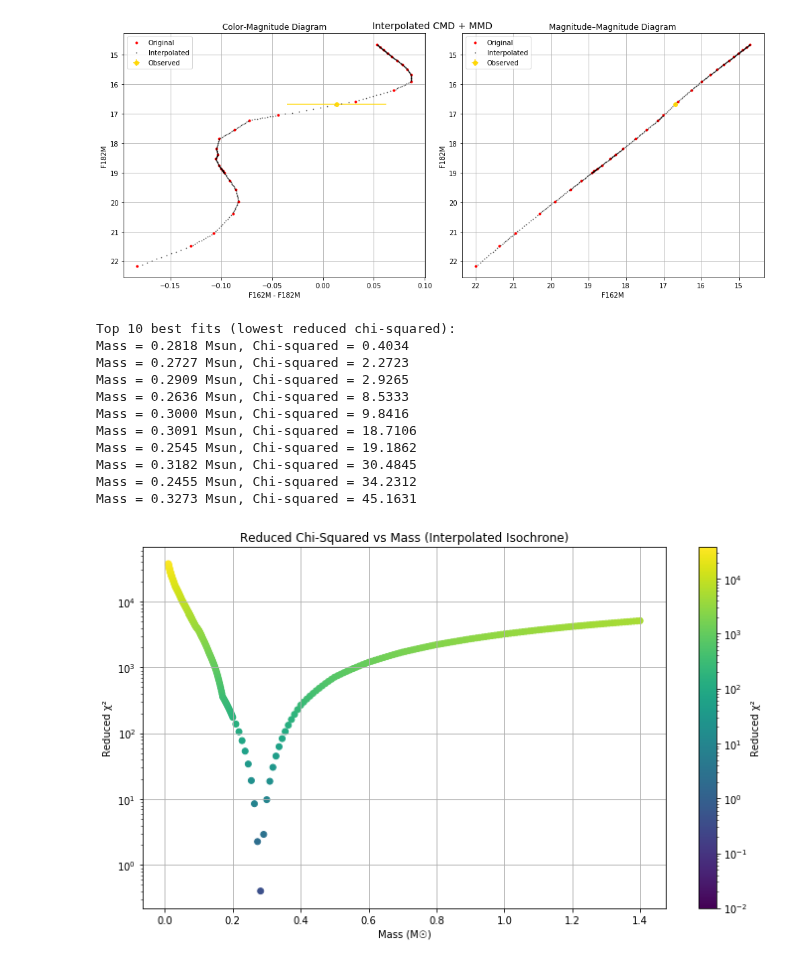
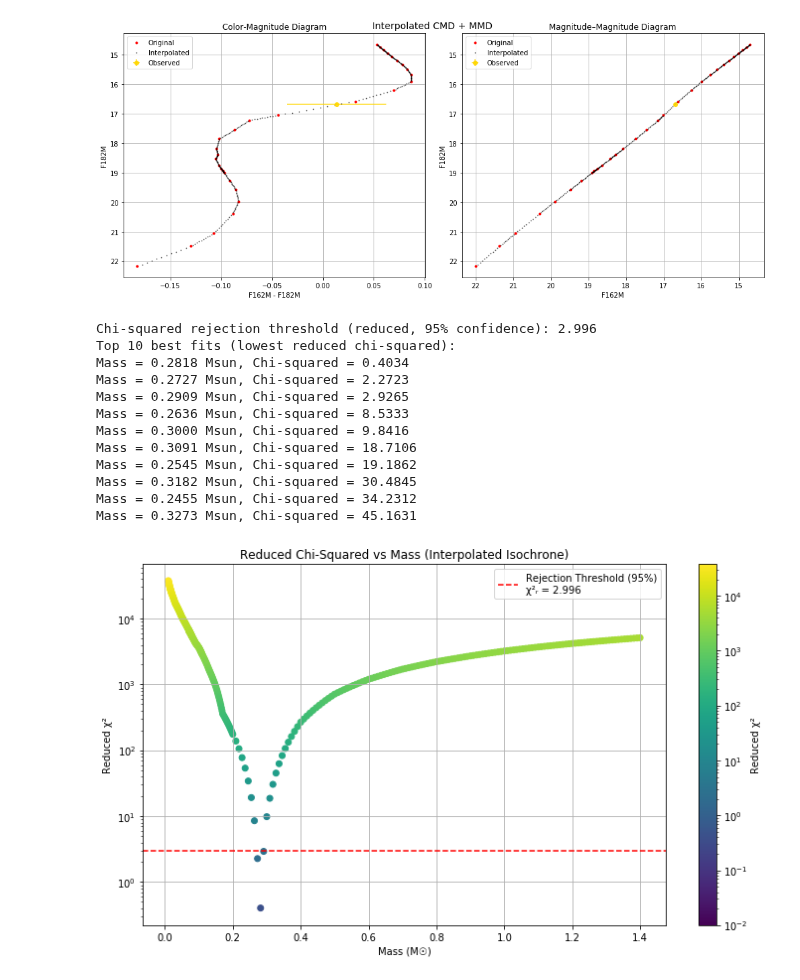
Before and after one commit to zangston/synthetic-cmd-dev, a Jupyter notebook: notebooks/2025/01-28_chi-square-reverse-modeling/iteration-8_expanded-isochrone-test/iso-interp-chi-squared.ipynb, the cells around one changed output. Saved outputs shown, nothing was run; the diff lists cells and outputs as text; code cells hidden in the pictures.

Commit message:
Generate chi-squared runs for more data, fix rejection criteria label

```diff
--- a/notebooks/2025/01-28_chi-square-reverse-modeling/iteration-8_expanded-isochrone-test/iso-interp-chi-squared.ipynb
+++ b/notebooks/2025/01-28_chi-square-reverse-modeling/iteration-8_expanded-isochrone-test/iso-interp-chi-squared.ipynb
@@ -198,34 +198,45 @@ def chi_square_interp_isochrone(interp_table, obs_mags, obs_errors):
 # === Compute chi-squared values ===
 masses, chi_squares = chi_square_interp_isochrone(interp_reddened, obs_mags, obs_errs)
 
+# === Compute Chi-Squared Rejection Threshold ===
+alpha = 0.05  # 95% confidence level
+DOF = len(obs_mags) - 1
+chi2_critical = chi2.ppf(1 - alpha, df=DOF)
+reduced_chi2_threshold = chi2_critical / DOF
+
+print(f"Chi-squared rejection threshold (reduced, 95% confidence): {reduced_chi2_threshold:.3f}")
+
 # === Sort and report top 10 matches ===
 top_indices = np.argsort(chi_squares)[:10]
 print("Top 10 best fits (lowest reduced chi-squared):")
 for i in top_indices:
     print(f"Mass = {masses[i]:.4f} Msun, Chi-squared = {chi_squares[i]:.4f}")
 
-# === Plot: Mass vs Chi-Squared ===
+# === Plot: Mass vs Chi-Squared with Rejection Line ===
 fig, ax = plt.subplots(figsize=(10, 6))
 sc = ax.scatter(masses, chi_squares, c=chi_squares, cmap='viridis', norm=LogNorm(vmin=1e-2, vmax=max(chi_squares)))
+ax.axhline(reduced_chi2_threshold, color='red', linestyle='--', linewidth=1.5, label=f"Rejection Threshold (95%)\nχ²ᵣ = {reduced_chi2_threshold:.3f}")
 ax.set_xlabel("Mass (M☉)")
 ax.set_ylabel("Reduced χ²")
 ax.set_title("Reduced Chi-Squared vs Mass (Interpolated Isochrone)")
 ax.set_yscale("log")
 ax.grid(True)
+ax.legend()
 cbar = plt.colorbar(sc, ax=ax)
 cbar.set_label("Reduced χ²")
 plt.tight_layout()
 plt.show()
 # %% [output]
+Chi-squared rejection threshold (reduced, 95% confidence): 2.996
 Top 10 best fits (lowest reduced chi-squared):
 Mass = 0.2818 Msun, Chi-squared = 0.4034
 Mass = 0.2727 Msun, Chi-squared = 2.2723
 Mass = 0.2909 Msun, Chi-squared = 2.9265
 Mass = 0.2636 Msun, Chi-squared = 8.5333
 Mass = 0.3000 Msun, Chi-squared = 9.8416
 Mass = 0.3091 Msun, Chi-squared = 18.7106
 Mass = 0.2545 Msun, Chi-squared = 19.1862
 Mass = 0.3182 Msun, Chi-squared = 30.4845
 Mass = 0.2455 Msun, Chi-squared = 34.2312
 Mass = 0.3273 Msun, Chi-squared = 45.1631
-[figure, old version]
+[figure, new version]
```
Also changed, not shown: parts of 1 cell of this notebook, 3 other files.
